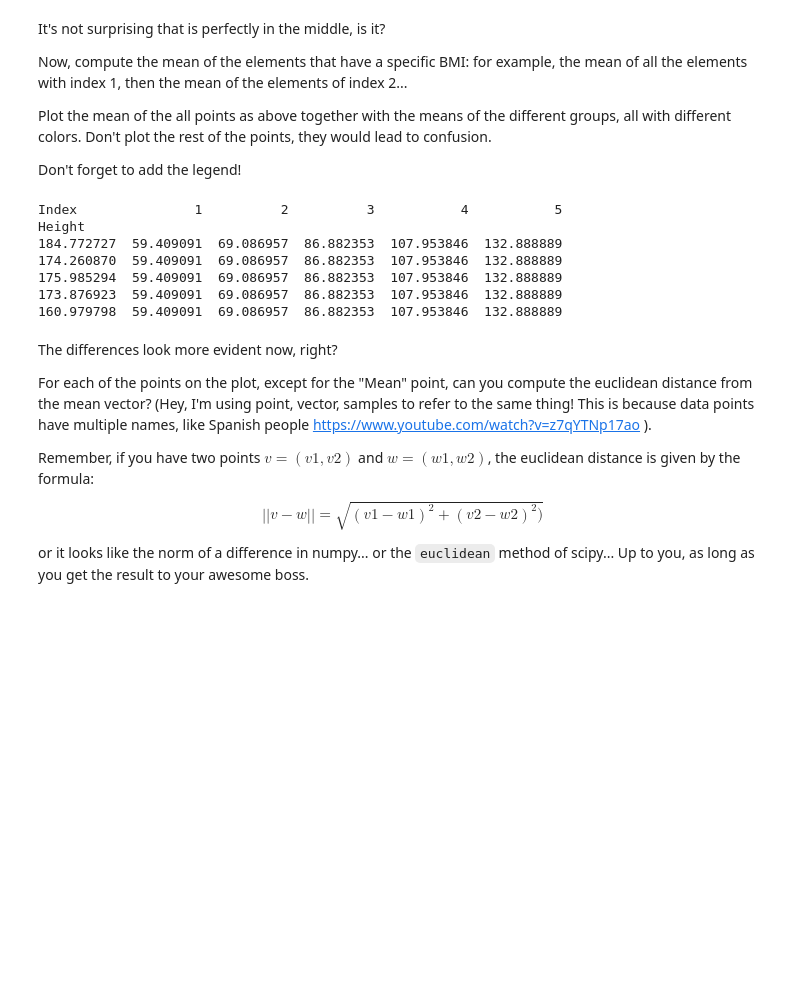
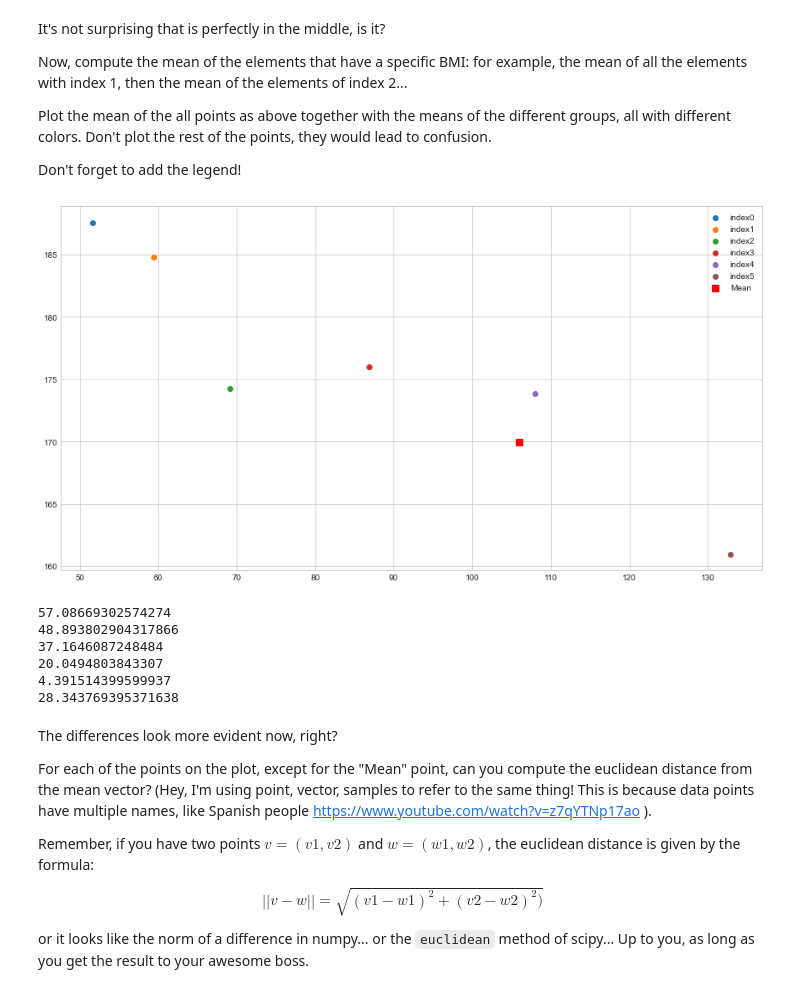
Before and after one commit to felixschh/coding_challenge_jf, a Jupyter notebook: Friday Week 1 Math Challenge .ipynb, the cells around one changed output. Cells and saved outputs as stored; diff of their text form; code cells hidden in the pictures; blank space fills up the shorter version.

```diff
--- a/Friday Week 1 Math Challenge .ipynb
+++ b/Friday Week 1 Math Challenge .ipynb
@@ -171,26 +171,23 @@ Don't forget to add the legend!
 # %%
 index_means_weight = df.groupby('Index').Weight.mean()
 index_means_height = df.groupby('Index').Height.mean()
-index_means_height
-# print([index_means_weight[0], index_means_height[0]])
-# print([index_means_weight[1], index_means_height[1]])
-# print([index_means_weight[2], index_means_height[2]])
-# print([index_means_weight[3], index_means_height[3]])
-# print([index_means_weight[4], index_means_height[4]])
-# print([index_means_weight[5], index_means_height[5]])
-df_means = pd.DataFrame([index_means_weight[1:]],[index_means_height[1:]])
-print(df_means)
 
-# plt.figure(figsize=(15,8))
-# sns.scatterplot(x=df_means['Weight Mean'], y=df_means['Height Mean'], data =df_means, hue = df_means.index, palette="deep")
-# plt.scatter(x=mean_weight, y=mean_height, color='r', marker='s', s= 75)
-# plt.legend()
-# plt.show()
+means_i0 = [index_means_weight[0], index_means_height[0]]
+means_i1 = [index_means_weight[1], index_means_height[1]]
+means_i2 = [index_means_weight[2], index_means_height[2]]
+means_i3 = [index_means_weight[3], index_means_height[3]]
+means_i4 = [index_means_weight[4], index_means_height[4]]
+means_i5 = [index_means_weight[5], index_means_height[5]]
+
+plt.figure(figsize=(15,8))
+plt.scatter(x=index_means_weight[0], y=index_means_height[0], label='index0')
+plt.scatter(x=index_means_weight[1], y=index_means_height[1], label='index1')
+plt.scatter(x=index_means_weight[2], y=index_means_height[2], label='index2')
+plt.scatter(x=index_means_weight[3], y=index_means_height[3], label='index3')
+plt.scatter(x=index_means_weight[4], y=index_means_height[4], label='index4')
+plt.scatter(x=index_means_weight[5], y=index_means_height[5], label='index5')
+plt.scatter(x=mean_weight, y=mean_height, color='r', marker='s', s= 75, label='Mean')
+plt.legend()
+plt.show()
 # %% [output]
-Index               1          2          3           4           5
-Height
-184.772727  59.409091  69.086957  86.882353  107.953846  132.888889
-174.260870  59.409091  69.086957  86.882353  107.953846  132.888889
-175.985294  59.409091  69.086957  86.882353  107.953846  132.888889
-173.876923  59.409091  69.086957  86.882353  107.953846  132.888889
-160.979798  59.409091  69.086957  86.882353  107.953846  132.888889
+[figure, added]
@@ -200,3 +194,25 @@ mean_vector_i2 = [index_means_weight[2], index_means_height[2]]
+# %%
+from scipy.spatial import distance
+distance_i0 = distance.euclidean(means_i0, mean_vector)
+distance_i1 = distance.euclidean(means_i1, mean_vector)
+distance_i2 = distance.euclidean(means_i2, mean_vector)
+distance_i3 = distance.euclidean(means_i3, mean_vector)
+distance_i4 = distance.euclidean(means_i4, mean_vector)
+distance_i5 = distance.euclidean(means_i5, mean_vector)
+
+print(distance_i0)
+print(distance_i1)
+print(distance_i2)
+print(distance_i3)
+print(distance_i4)
+print(distance_i5)
+# %% [output]
+57.08669302574274
+48.893802904317866
+37.1646087248484
+20.0494803843307
+4.391514399599937
+28.343769395371638
 # %% [markdown]
 The differences look more evident now, right?
 
```
Also changed, not shown: parts of 2 cells of this notebook, 2 other files.
